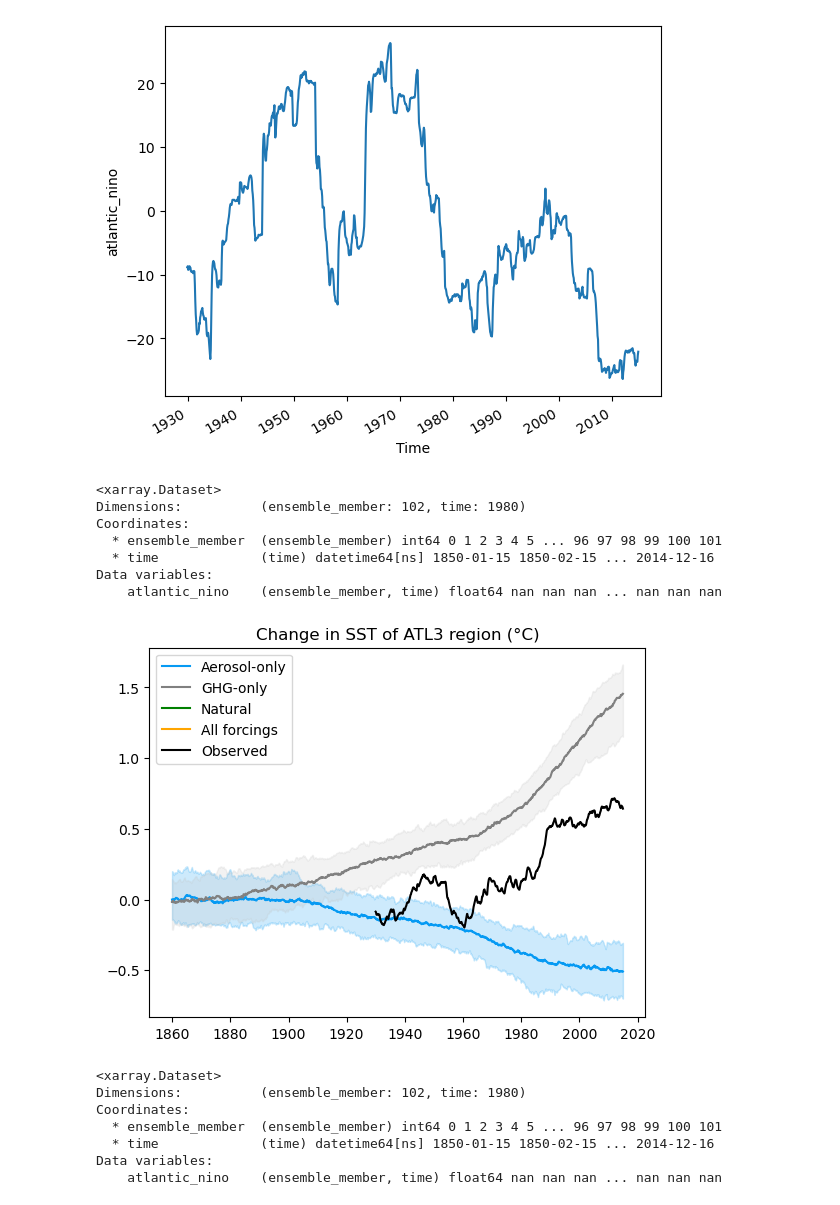
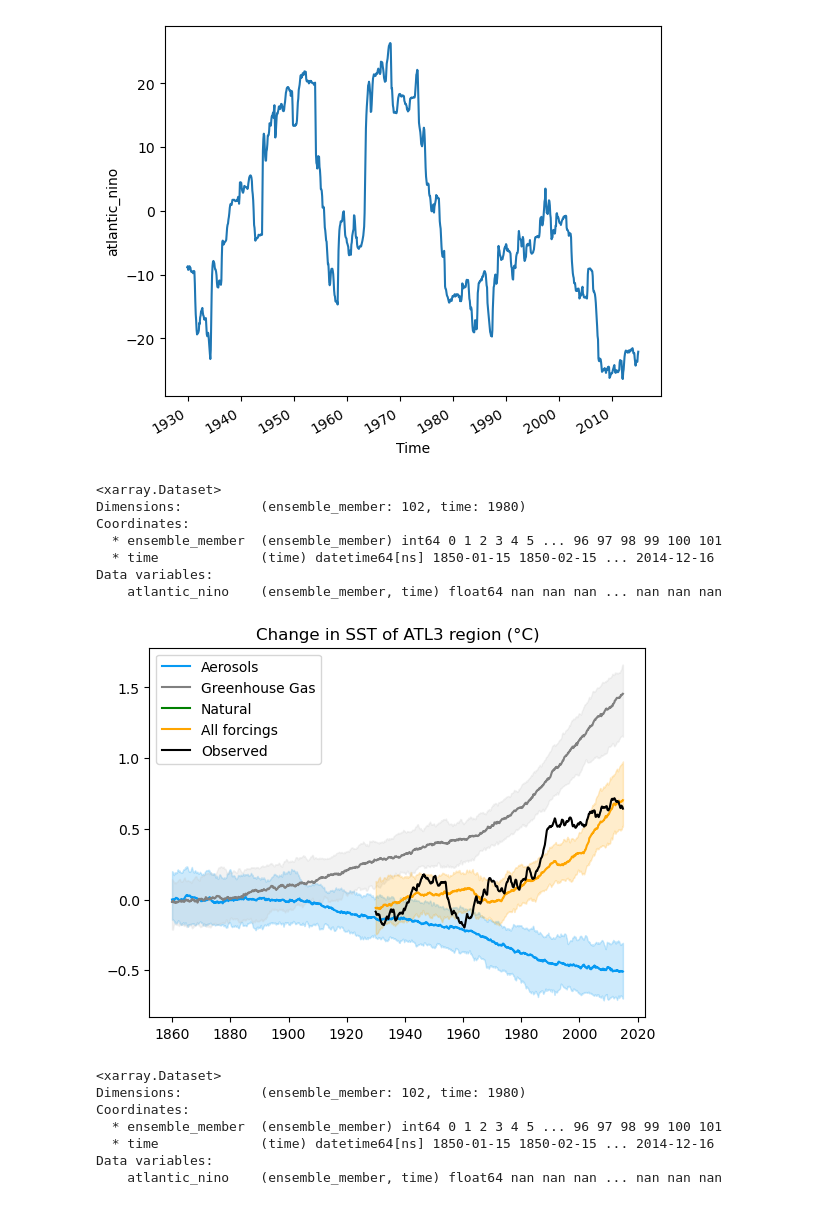
Before and after one commit to pmip4/TropicalAtlanticVariability, a Jupyter notebook: attribution/AZM-attribution.ipynb, the cells around one changed output. Cells and saved outputs as stored; diff of their text form; code cells hidden in the pictures.

Commit message:
need to fix natural array

```diff
--- a/attribution/AZM-attribution.ipynb
+++ b/attribution/AZM-attribution.ipynb
@@ -42,8 +42,16 @@ def load_cvdp_timeseries(ts_name,dir_name):
         for i in range(1,num_ensemble_members-1):
             # Open the dataset using xarray
             dataset = xr.open_dataset(dir_name+'/'+paths[i],decode_times=False)
+            dataset.time.attrs['calendar']='360_day'
+            dataset.time_mon1.attrs['calendar']='360_day'
+            dataset.time_mon2.attrs['calendar']='360_day'
+            dataset.time_mon3.attrs['calendar']='360_day'
+            if "time_lag_cor" in dataset.dims:
+                dataset.time_lag_cor.attrs['calendar']='360_day'
+            dataset=xr.decode_cf(dataset,decode_times=True)
+            dataset=dataset.convert_calendar('proleptic_gregorian',align_on='year')
             # Extract time series of interest
-            da[i,:].data = dataset[ts_name].data
+            da[i,:] = dataset[ts_name]
 
         # Print the information about the DataArray
         print('and saved it to a file called '+nc_file_name+'for later use')
@@ -131,7 +139,7 @@ bot_pctile = bot_pctile_raw-median_raw.sel(time=slice('1850-01-01','1879-12-31')
 top_pctile_raw = aer_array['atlantic_nino'].rolling(time=window_size).mean().quantile(0.95, dim='ensemble_member')
 top_pctile = top_pctile_raw-median_raw.sel(time=slice('1850-01-01','1879-12-31')).mean(dim='time')
 # Plot the results
-plt.plot(aer_array.time, median, label='Aerosol-only',color='xkcd:azure')
+plt.plot(aer_array.time, median, label='Aerosols',color='xkcd:azure')
 plt.fill_between(aer_array.time, bot_pctile, top_pctile, alpha=0.2,color='xkcd:azure')
 
 #repeat for the GHG runs
@@ -141,7 +149,7 @@ bot_pctile_raw = ghg_array['atlantic_nino'].rolling(time=window_size).mean().qua
 bot_pctile = bot_pctile_raw-median_raw.sel(time=slice('1850-01-01','1879-12-31')).mean(dim='time')
 top_pctile_raw = ghg_array['atlantic_nino'].rolling(time=window_size).mean().quantile(0.95, dim='ensemble_member')
 top_pctile = top_pctile_raw-median_raw.sel(time=slice('1850-01-01','1879-12-31')).mean(dim='time')
-plt.plot(ghg_array.time, median, label='GHG-only',color='gray')
+plt.plot(ghg_array.time, median, label='Greenhouse Gas',color='gray')
 plt.fill_between(ghg_array.time, bot_pctile, top_pctile, alpha=0.2,color='silver')
 
 #repeat for the natural runs
@@ -153,36 +161,35 @@ top_pctile_raw = nat_array['atlantic_nino'].rolling(time=window_size).mean().qua
 top_pctile = top_pctile_raw-median_raw.sel(time=slice('1850-01-01','1879-12-31')).mean(dim='time')
 plt.plot(nat_array.time, median, label='Natural',color='green')
 plt.fill_between(nat_array.time, bot_pctile, top_pctile, alpha=0.2,color='green')
-
 
 #repeat for the all forcing runs
 median_raw = all_array['atlantic_nino'].rolling(time=window_size).mean().median(dim='ensemble_member')
 median = median_raw-median_raw.sel(time=slice('1920-01-01','1949-12-31')).mean(dim='time')
 bot_pctile_raw = all_array['atlantic_nino'].rolling(time=window_size).mean().quantile(0.05, dim='ensemble_member')
 bot_pctile = bot_pctile_raw-median_raw.sel(time=slice('1920-01-01','1949-12-31')).mean(dim='time')
 top_pctile_raw = all_array['atlantic_nino'].rolling(time=window_size).mean().quantile(0.95, dim='ensemble_member')
 top_pctile = top_pctile_raw-median_raw.sel(time=slice('1920-01-01','1949-12-31')).mean(dim='time')
 plt.plot(all_array.time, median, label='All forcings',color='orange')
 plt.fill_between(all_array.time, bot_pctile, top_pctile, alpha=0.2,color='orange')
 
 # Add in the observations...
 plt.plot(obs.time,obs_smoothed_normed, label='Observed',color='black')
 
 # Customize the plot
 plt.title('Change in SST of ATL3 region (\u00b0C)')
 plt.legend()
 
 # Show the plot
 plt.show()
 # %% [output]
 <xarray.Dataset>
 Dimensions:          (ensemble_member: 102, time: 1980)
 Coordinates:
   * ensemble_member  (ensemble_member) int64 0 1 2 3 4 5 ... 96 97 98 99 100 101
   * time             (time) datetime64[ns] 1850-01-15 1850-02-15 ... 2014-12-16
 Data variables:
     atlantic_nino    (ensemble_member, time) float64 nan nan nan ... nan nan nan
-[figure, old version]
+[figure, new version]
 # %%
 # Compute the median and percentile ranges along the y-axis
 print(aer_array)
```
Also changed, not shown: parts of 1 cell of this notebook.
